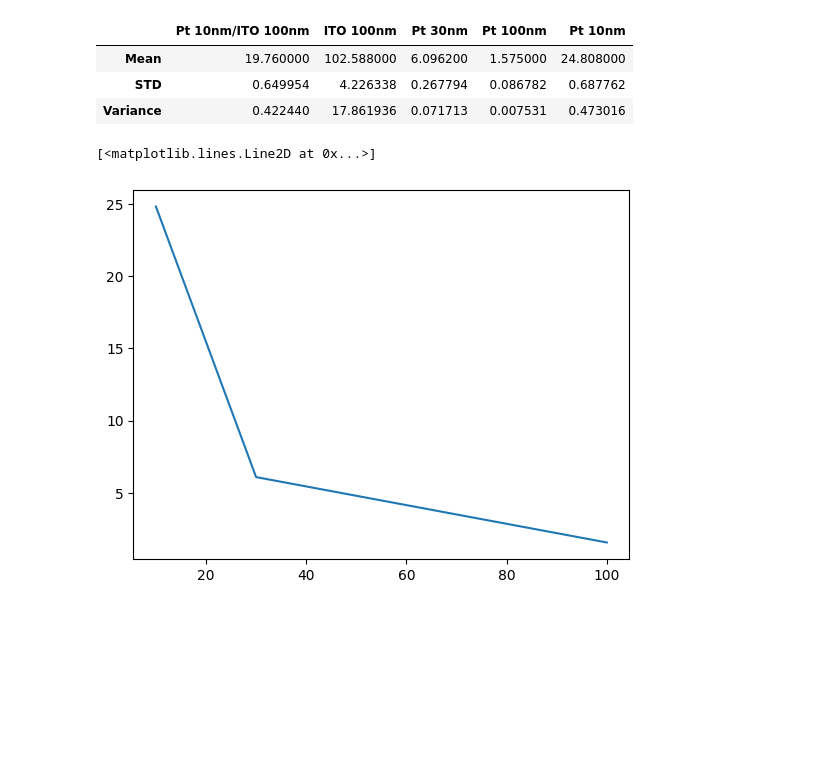
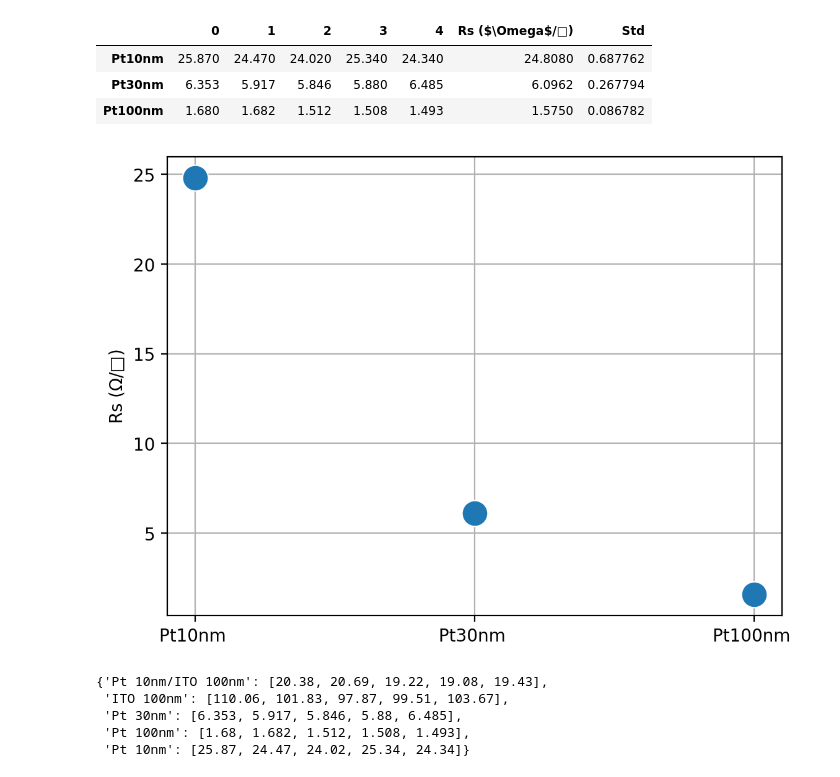
Before and after one commit to ridcil/Code, a Jupyter notebook: 2024/Sheet_resistance.ipynb, the cells around one changed output. Saved outputs shown, nothing was run; the diff lists cells and outputs as text; code cells hidden in the pictures; blank space fills up the shorter version.

```diff
--- a/2024/Sheet_resistance.ipynb
+++ b/2024/Sheet_resistance.ipynb
@@ -5,37 +5,61 @@
 # %%
 #nSheet resistance
 
 #Pt10nmITO100
 #autorange 10mA for pt10nmITO, Pt30nm
 #1mA for ITO
 # 99.999mA for pt 100nm
 # #ohm/sq
 pt10ito = [20.38, 20.69, 19.22, 19.08, 19.43]
 ito = [110.06, 101.83, 97.87, 99.51, 103.67]
 pt30 = [6.353, 5.917, 5.846, 5.880, 6.485]
 pt100 = [1.680, 1.682, 1.512, 1.508, 1.493]
 pt10 = [25.87, 24.47, 24.02, 25.34, 24.34]
 
-rs_dic = {'Pt 10nm/ITO 100nm' : pt10ito,
-      'ITO 100nm' : ito,
-      'Pt 30nm' : pt30,
-      'Pt 100nm' : pt100,
-      'Pt 10nm' : pt10}
+rs_dic = {'Pt10nm ' : pt10,
+          'Pt30nm ' : pt30,
+          'Pt100nm ' : pt100,
+        #   'ITO100nm ' : ito,
+        #   'Pt10nm/ITO100nm ' : pt10ito,
+          }
 
-rs = pd.DataFrame(index=pd.Index(data=['Mean', 'STD', 'Variance']))
+# dic_2 = {'Material' : ['Pt 10nm/ITO 100nm', 'ITO 100nm', 'Pt 100nm', 'Pt 10nm'],
+#          'rs 1' : }
 
-for key, values in rs_dic.items():
-    rs[key] = [np.mean(values), np.std(values), np.var(values)]
-rs
+# rs_df = pd.DataFrame(rs_dic)
+# rs = pd.DataFrame(index=pd.Index(data=['Mean', 'STD', 'Variance']))
+
+# for key, values in rs_dic.items():
+#     rs[key] = [np.mean(values), np.std(values), np.var(values)]
+
+
+
+ylabel = 'Rs ($\Omega$/□)'
+
+rs_df = pd.DataFrame.from_dict(rs_dic, orient = 'index')
+rs_df[ylabel] = rs_df.mean(axis = 1)
+rs_df['Std'] = rs_df.std(axis = 1)
+
+fig, ax = plt.subplots(dpi = 200)
+
+sns.lineplot(data = rs_df,x = rs_df.index, y = ylabel, errorbar = 'sd', marker = 'o', markersize = 15, linestyle = '')
+ax.grid()
+
+rs_df
 # %% [output]
-|  | Pt 10nm/ITO 100nm | ITO 100nm | Pt 30nm | Pt 100nm | Pt 10nm |
-| Mean | 19.760000 | 102.588000 | 6.096200 | 1.575000 | 24.808000 |
-| STD | 0.649954 | 4.226338 | 0.267794 | 0.086782 | 0.687762 |
-| Variance | 0.422440 | 17.861936 | 0.071713 | 0.007531 | 0.473016 |
+|  | 0 | 1 | 2 | 3 | 4 | Rs ($\Omega$/□) | Std |
+| Pt10nm | 25.870 | 24.470 | 24.020 | 25.340 | 24.340 | 24.8080 | 0.687762 |
+| Pt30nm | 6.353 | 5.917 | 5.846 | 5.880 | 6.485 | 6.0962 | 0.267794 |
+| Pt100nm | 1.680 | 1.682 | 1.512 | 1.508 | 1.493 | 1.5750 | 0.086782 |
+[figure, added]
 # %%
 x = [10, 30, 100]
 y = [24.808000, 6.096200, 1.575000]
-plt.plot(x, y)
+rs
+sns.scatterplot(x = )
 # %% [output]
-[<matplotlib.lines.Line2D at 0x...>]
+{'Pt 10nm/ITO 100nm': [20.38, 20.69, 19.22, 19.08, 19.43],
+ 'ITO 100nm': [110.06, 101.83, 97.87, 99.51, 103.67],
+ 'Pt 30nm': [6.353, 5.917, 5.846, 5.88, 6.485],
+ 'Pt 100nm': [1.68, 1.682, 1.512, 1.508, 1.493],
+ 'Pt 10nm': [25.87, 24.47, 24.02, 25.34, 24.34]}
-[figure, removed]
```
Also changed, not shown: 4 other files.
